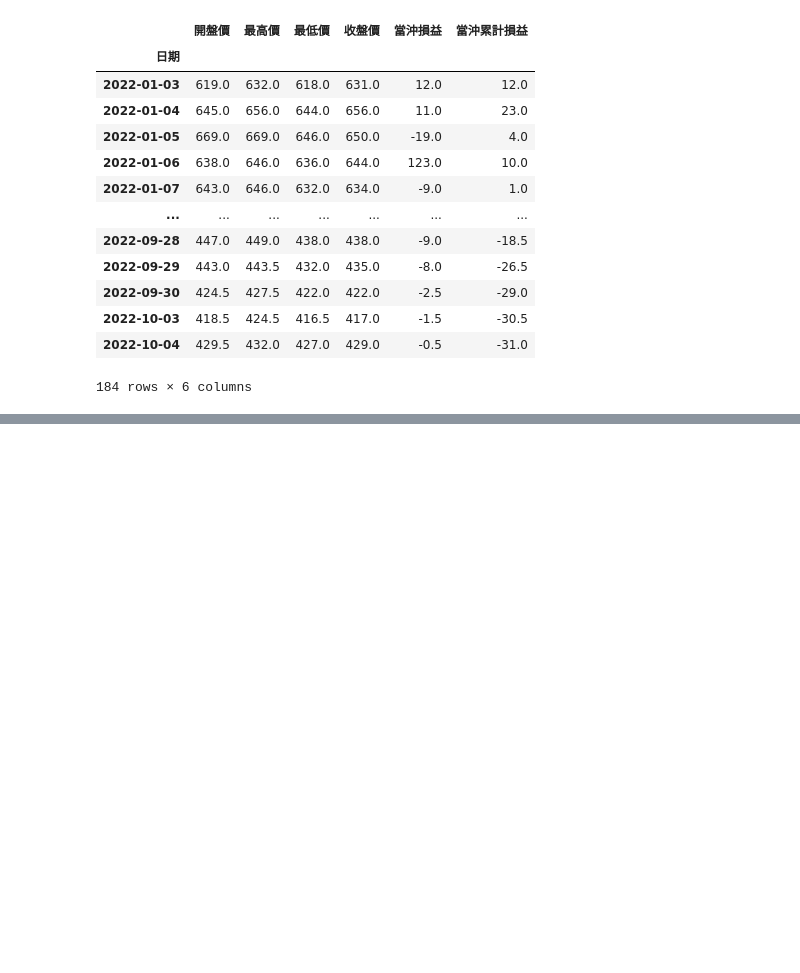
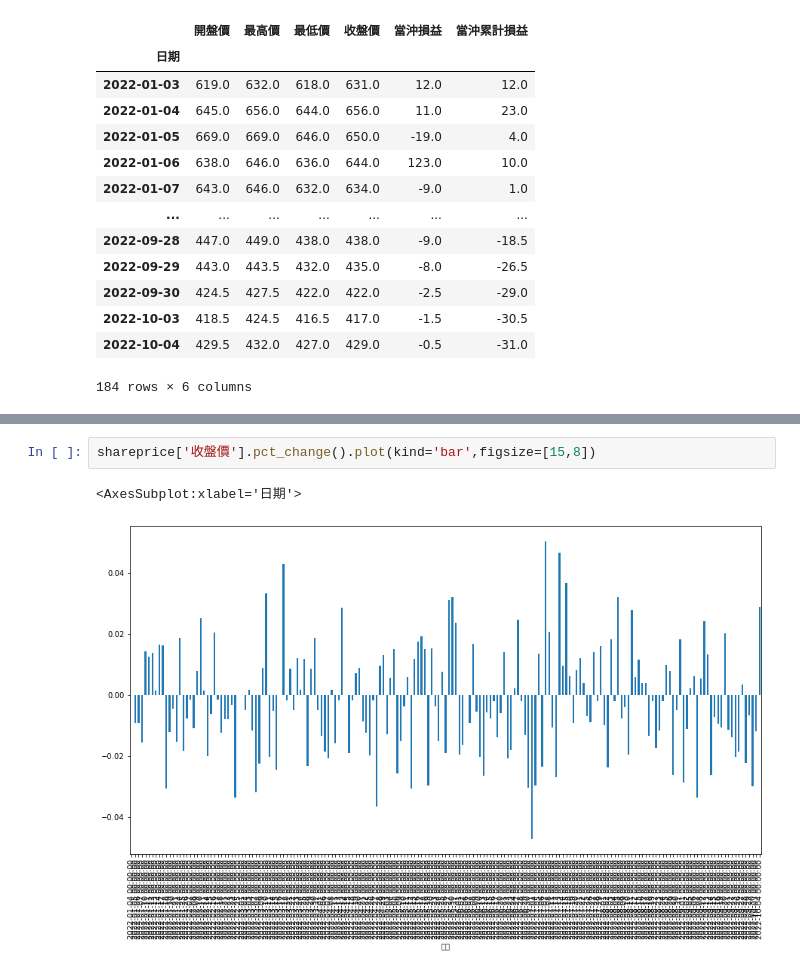
Before and after one commit to davgo0103/Financial-data-analysis, a Jupyter notebook: 10-19.ipynb, the cells around one changed output, grey strips where cells are left out. Drawn from its saved outputs; the diff is of its cells as text; blank space fills up the shorter version.

```diff
--- a/10-19.ipynb
+++ b/10-19.ipynb
@@ -163,0 +188,5 @@ shareprice
+# %%
+shareprice['收盤價'].pct_change().plot(kind='bar',figsize=[15,8])
+# %% [output]
+<AxesSubplot:xlabel='日期'>
+[figure, added]
```
Also changed, not shown: parts of 11 cells of this notebook.
